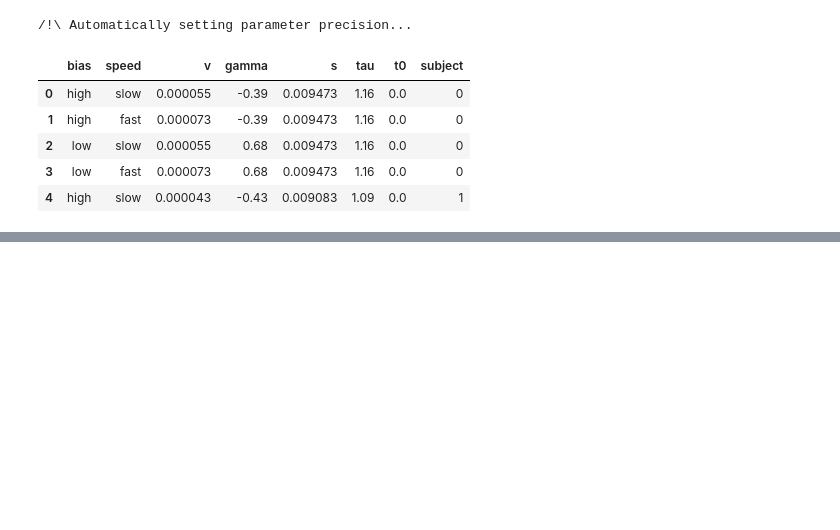
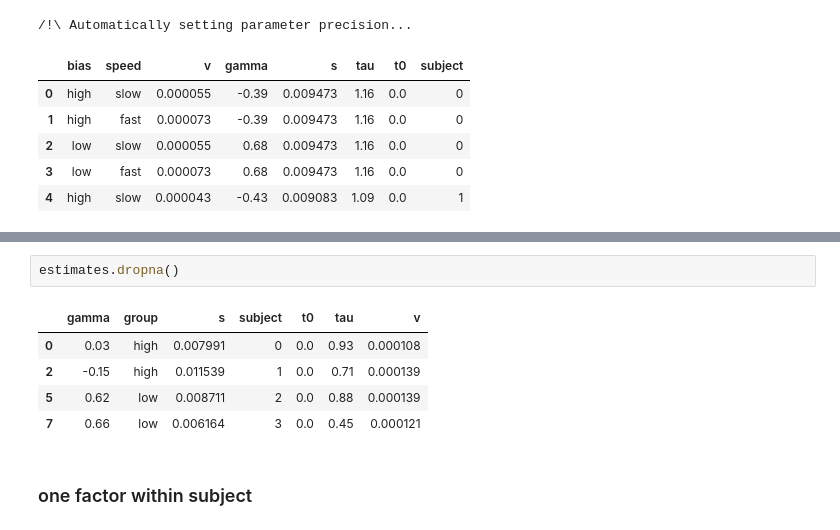
Before and after one commit to glamlab/glambox, a Jupyter notebook: test_get_estimates.ipynb, the cells around one changed output, grey strips where cells are left out. Saved outputs shown, nothing was run; the diff lists cells and outputs as text; blank space fills up the shorter version.

```diff
--- a/test_get_estimates.ipynb
+++ b/test_get_estimates.ipynb
@@ -258,0 +345,10 @@ estimates.head()
+# %%
+estimates.dropna()
+# %% [output]
+|  | gamma | group | s | subject | t0 | tau | v |
+| 0 | 0.03 | high | 0.007991 | 0 | 0.0 | 0.93 | 0.000108 |
+| 2 | -0.15 | high | 0.011539 | 1 | 0.0 | 0.71 | 0.000139 |
+| 5 | 0.62 | low | 0.008711 | 2 | 0.0 | 0.88 | 0.000139 |
+| 7 | 0.66 | low | 0.006164 | 3 | 0.0 | 0.45 | 0.000121 |
+# %% [markdown]
+### one factor within subject
```
Also changed, not shown: parts of 11 cells of this notebook, 1 other file.
